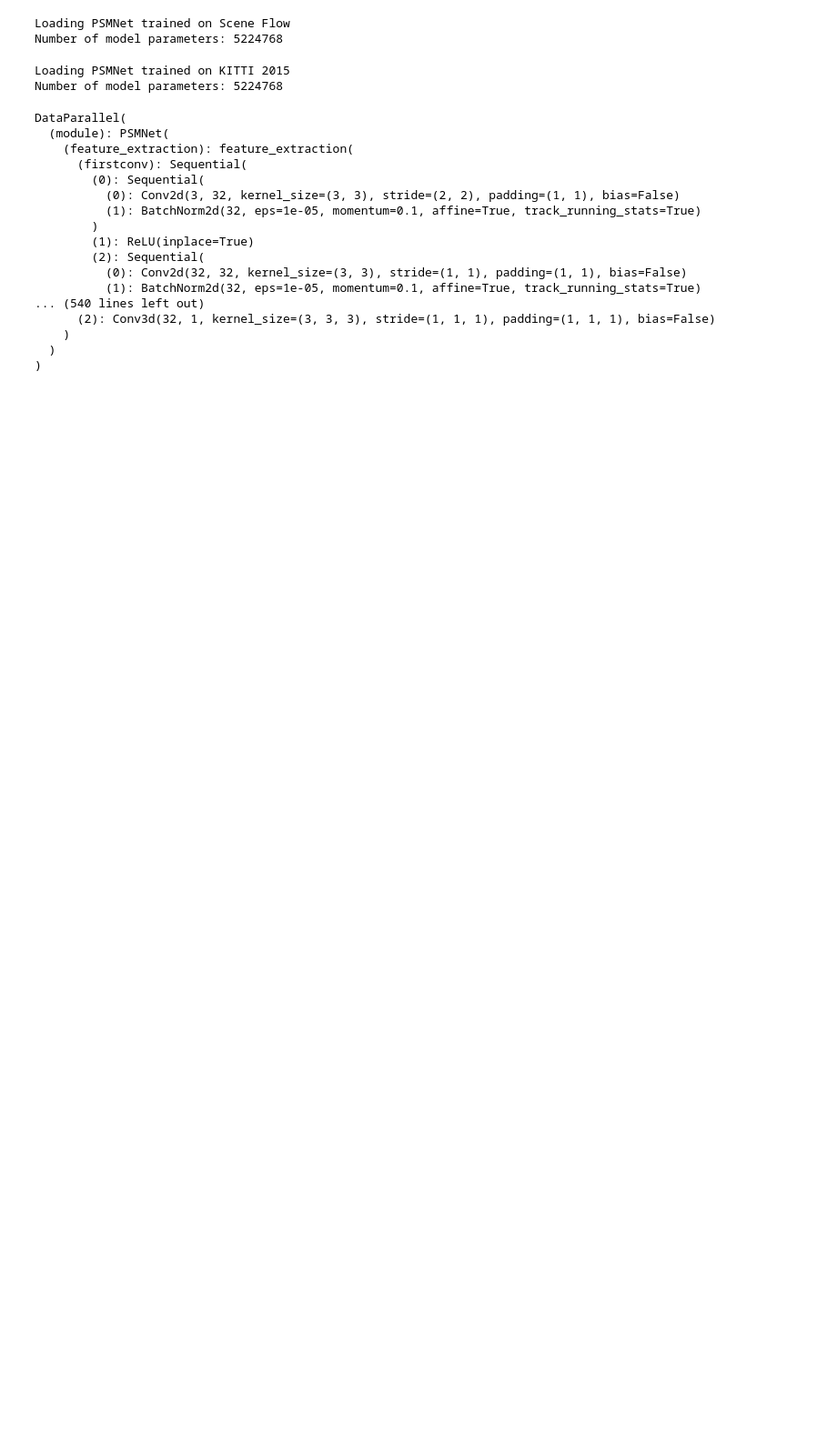
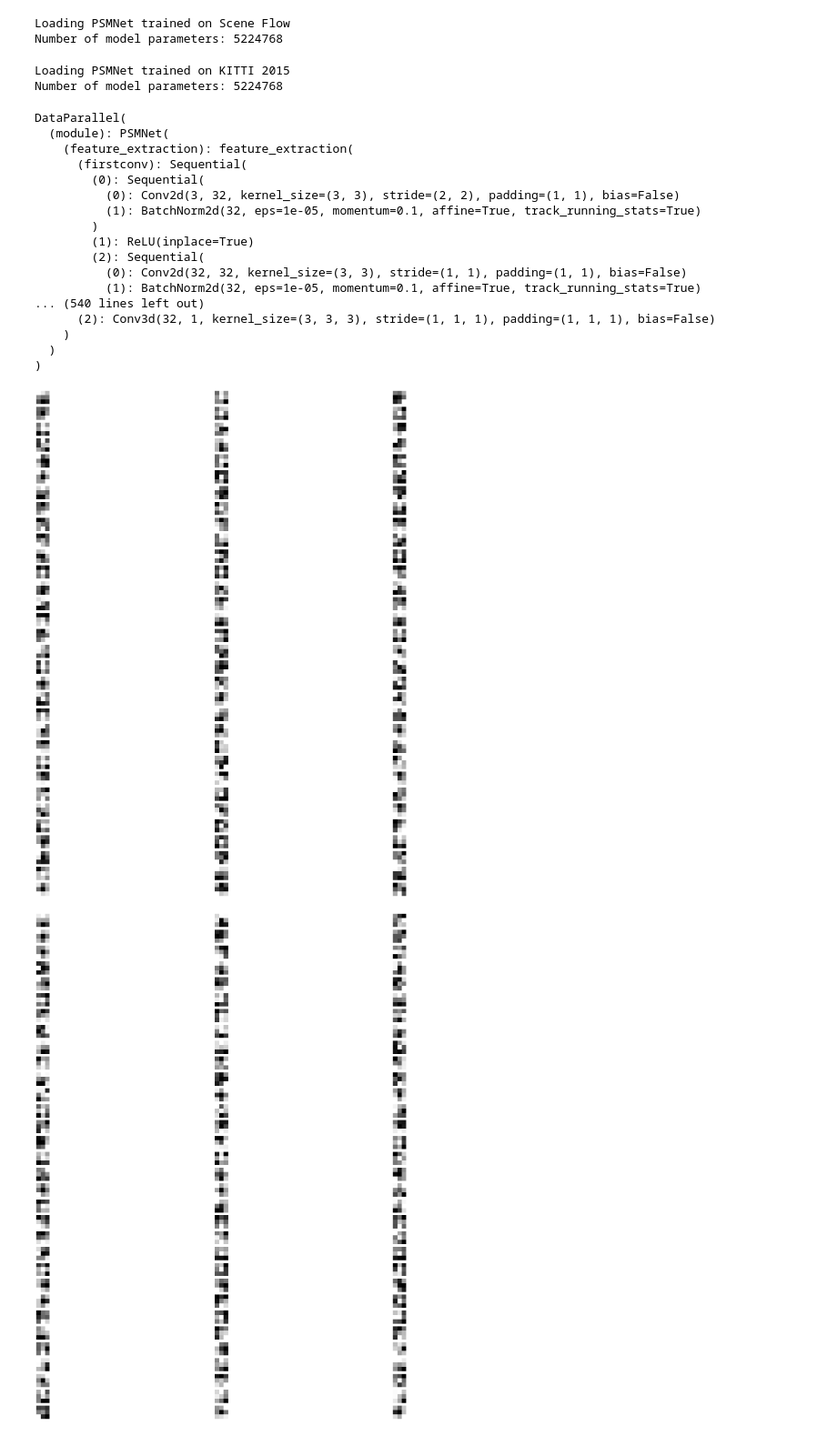
Before and after one commit to frqc/NoDatasetNeeded, a Jupyter notebook: Visualize Weights/visualize_weights.ipynb, the cells around one changed output. Shown at 91% size. Drawn from its saved outputs; the diff is of its cells as text; code cells hidden in the pictures; blank space fills up the shorter version.

Commit message:
Kernel visualization

```diff
--- a/Visualize Weights/visualize_weights.ipynb
+++ b/Visualize Weights/visualize_weights.ipynb
@@ -259,0 +381,15 @@ kitti_2015_model_fusion_conv2_weights = kitti_2015_model.module.feature_extracti
+# %%
+# Visualize kernels of conv0_x
+for i in range(3):
+    scene_flow_model_kernels = scene_flow_model_conv0_conv_weights[i]
+    scene_flow_model_kernels = scene_flow_model_kernels - scene_flow_model_kernels.min()
+    scene_flow_model_kernels = scene_flow_model_kernels / scene_flow_model_kernels.max()
+    custom_kernal_viz(scene_flow_model_kernels, 'results/scene_flow_model/conv0_{}.weights.png'.format(i))
+
+    kitti_2015_model_kernels = kitti_2015_model_conv0_conv_weights[i]
+    kitti_2015_model_kernels = kitti_2015_model_kernels - kitti_2015_model_kernels.min()
+    kitti_2015_model_kernels = kitti_2015_model_kernels / kitti_2015_model_kernels.max()
+    custom_kernal_viz(kitti_2015_model_kernels, 'results/kitti_2015_model/conv0_{}.weights.png'.format(i))
+# %% [output]
+[figure, added]
+[figure, added]
```
Also changed, not shown: parts of 7 cells of this notebook, 7 other files.
